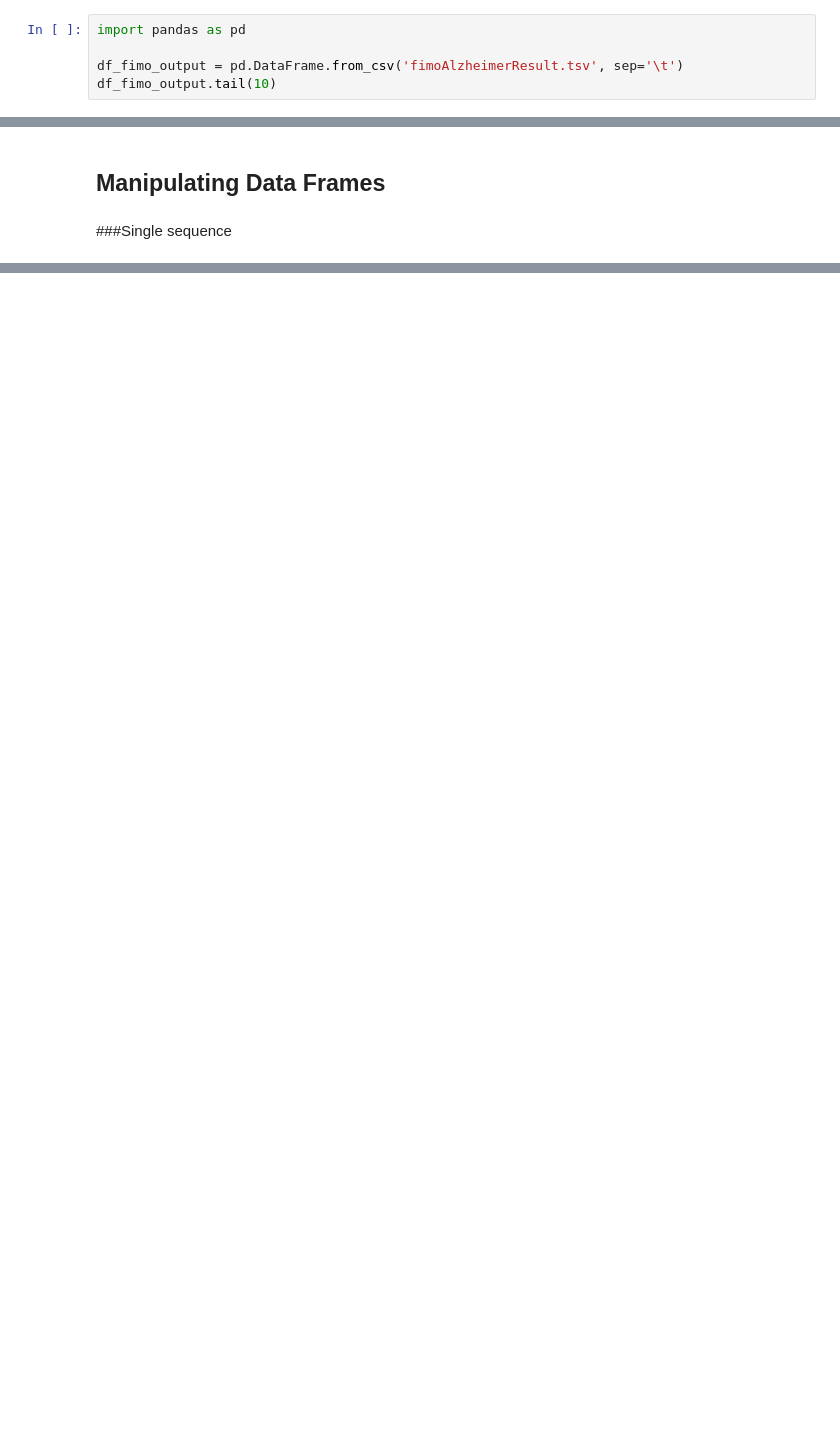
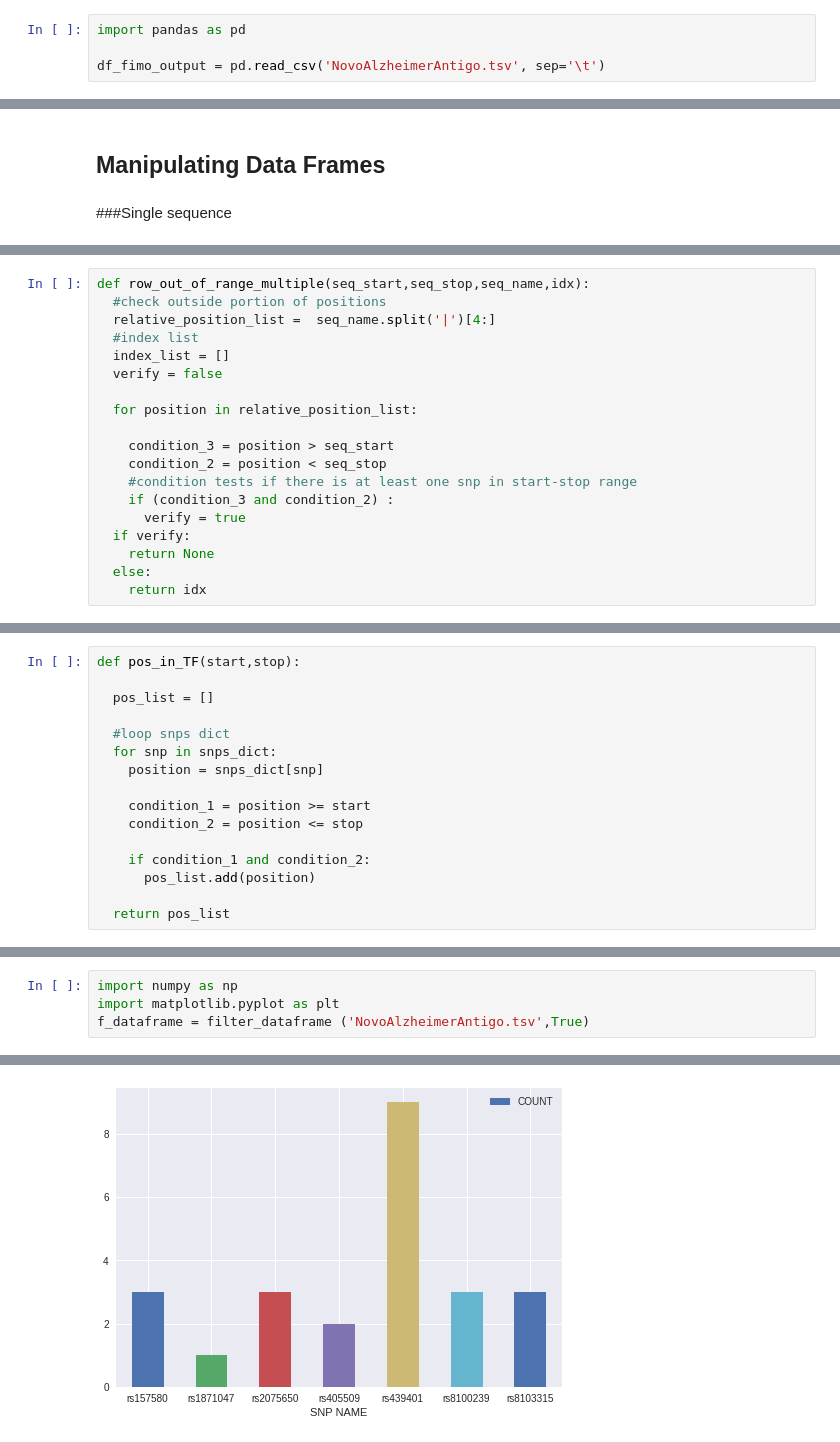
Before and after one commit to suzanaporto/DRScan_versao1, a Jupyter notebook: SequenceFilter.ipynb, the cells around one changed output, grey strips where cells are left out. Drawn from its saved outputs; the diff is of its cells as text; blank space fills up the shorter version.

```diff
--- a/SequenceFilter.ipynb
+++ b/SequenceFilter.ipynb
@@ -18,6 +17,5 @@ fimoAlzheimerResult.tsv  sample_data
 # %%
 import pandas as pd
 
-df_fimo_output = pd.DataFrame.from_csv('fimoAlzheimerResult.tsv', sep='\t')
-df_fimo_output.tail(10)
+df_fimo_output = pd.read_csv('NovoAlzheimerAntigo.tsv', sep='\t')
 # %% [output]
@@ -69,0 +109,19 @@ def multiple_sequence_input():
+# %%
+def row_out_of_range_multiple(seq_start,seq_stop,seq_name,idx):
+  #check outside portion of positions
+  relative_position_list =  seq_name.split('|')[4:]
+  #index list
+  index_list = []
+  verify = false
+
+  for position in relative_position_list:
+
+    condition_3 = position > seq_start
+    condition_2 = position < seq_stop
+    #condition tests if there is at least one snp in start-stop range
+    if (condition_3 and condition_2) :
+      verify = true
+  if verify:
+    return None
+  else:
+    return idx
@@ -69,0 +183,16 @@ def multiple_sequence_input():
+# %%
+def pos_in_TF(start,stop):
+
+  pos_list = []
+
+  #loop snps dict
+  for snp in snps_dict:
+    position = snps_dict[snp]
+
+    condition_1 = position >= start
+    condition_2 = position <= stop
+
+    if condition_1 and condition_2:
+      pos_list.add(position)
+
+  return pos_list
@@ -92,0 +330,5 @@ ValueError: ignored
+# %%
+import numpy as np
+import matplotlib.pyplot as plt
+f_dataframe = filter_dataframe ('NovoAlzheimerAntigo.tsv',True)
+# %% [output]
@@ -92,0 +380 @@ ValueError: ignored
+[figure, added]
```
Also changed, not shown: parts of 32 cells of this notebook.
